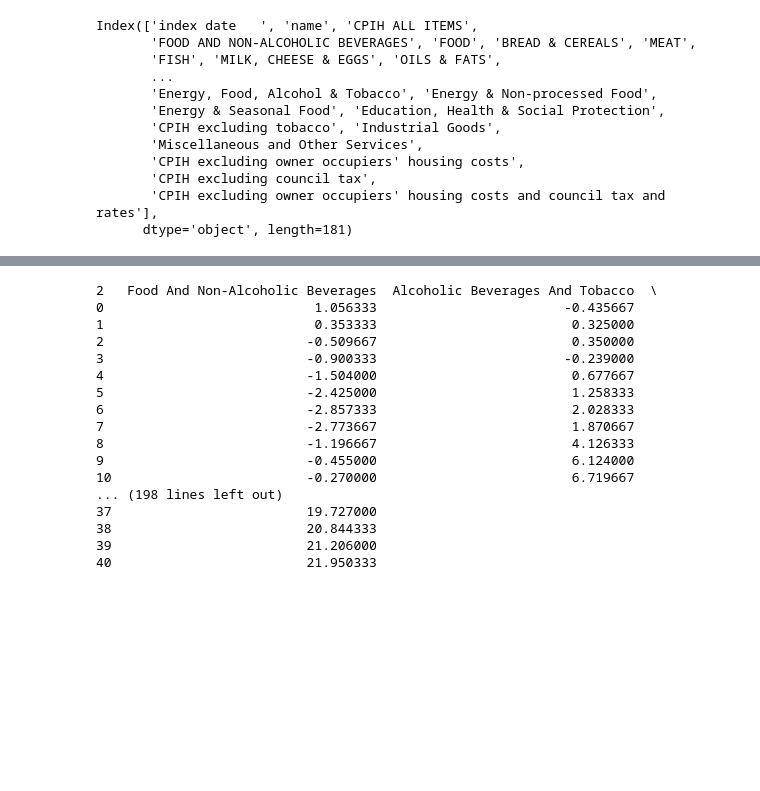
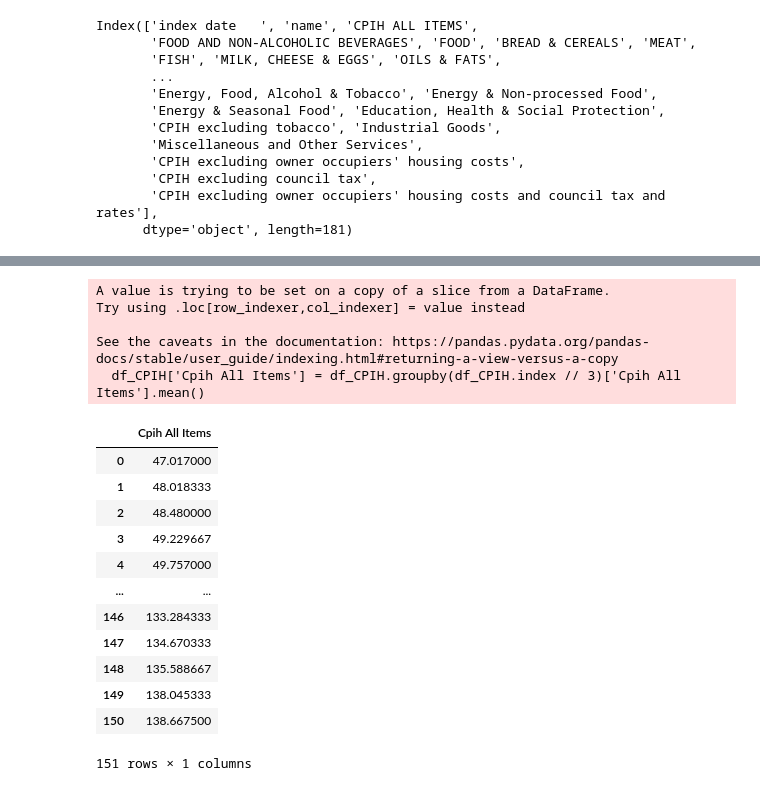
Before and after one commit to Drook93/ONS-Govenment-Public-Spending-Forecast, a Jupyter notebook: CPI_ons_data_new.ipynb, the cells around one changed output, grey strips where cells are left out. Drawn from its saved outputs; the diff is of its cells as text; code cells hidden in the pictures; blank space fills up the shorter version.

```diff
--- a/CPI_ons_data_new.ipynb
+++ b/CPI_ons_data_new.ipynb
@@ -116,4 +121 @@ df
-# %%
-df['Index Date'] = df['Index Date'].astype(str).fillna('').str.strip()
-df = df[df['Index Date'] >= '201501'].reset_index(drop=True)
 # %%
@@ -354,20 +140,24 @@ Percentages_on_rest = Percentages_on_rest.groupby(Percentages_on_rest.index // 3
-# %%
-print(Percentages_on_rest)
-# %% [output]
-2   Food And Non-Alcoholic Beverages  Alcoholic Beverages And Tobacco  \
-0                           1.056333                        -0.435667
-1                           0.353333                         0.325000
-2                          -0.509667                         0.350000
-3                          -0.900333                        -0.239000
-4                          -1.504000                         0.677667
-5                          -2.425000                         1.258333
-6                          -2.857333                         2.028333
-7                          -2.773667                         1.870667
-8                          -1.196667                         4.126333
-9                          -0.455000                         6.124000
-10                         -0.270000                         6.719667
-... (198 lines left out)
-37                         19.727000
-38                         20.844333
-39                         21.206000
-40                         21.950333
+# %%
+df_CPIH['Cpih All Items'] = df_CPIH.groupby(df_CPIH.index // 3)['Cpih All Items'].mean()
+df_CPIH = df_CPIH.dropna()
+df_CPIH.reset_index(drop=True)
+df_CPIH
+# %% [output]
+A value is trying to be set on a copy of a slice from a DataFrame.
+Try using .loc[row_indexer,col_indexer] = value instead
+
+See the caveats in the documentation: https://pandas.pydata.org/pandas-docs/stable/user_guide/indexing.html#returning-a-view-versus-a-copy
+  df_CPIH['Cpih All Items'] = df_CPIH.groupby(df_CPIH.index // 3)['Cpih All Items'].mean()
+|  | Cpih All Items |
+| 0 | 47.017000 |
+| 1 | 48.018333 |
+| 2 | 48.480000 |
+| 3 | 49.229667 |
+| 4 | 49.757000 |
+| ... | ... |
+| 146 | 133.284333 |
+| 147 | 134.670333 |
+| 148 | 135.588667 |
+| 149 | 138.045333 |
+| 150 | 138.667500 |
+151 rows × 1 columns
```
Also changed, not shown: parts of 31 cells of this notebook.
